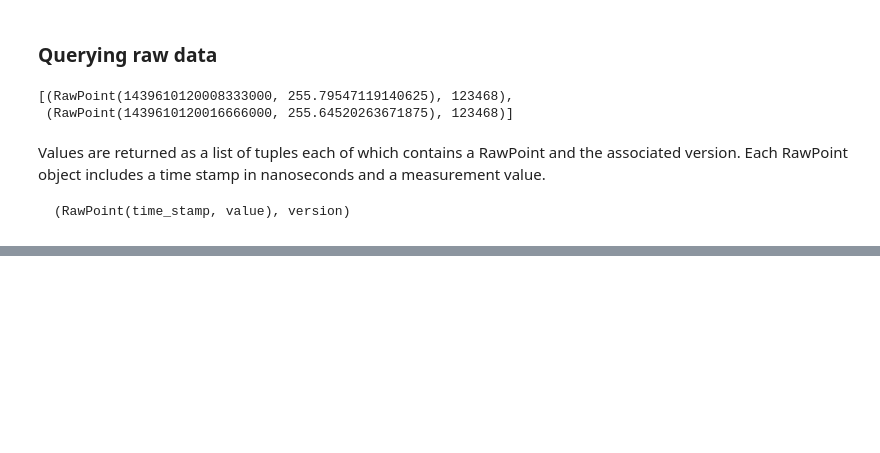
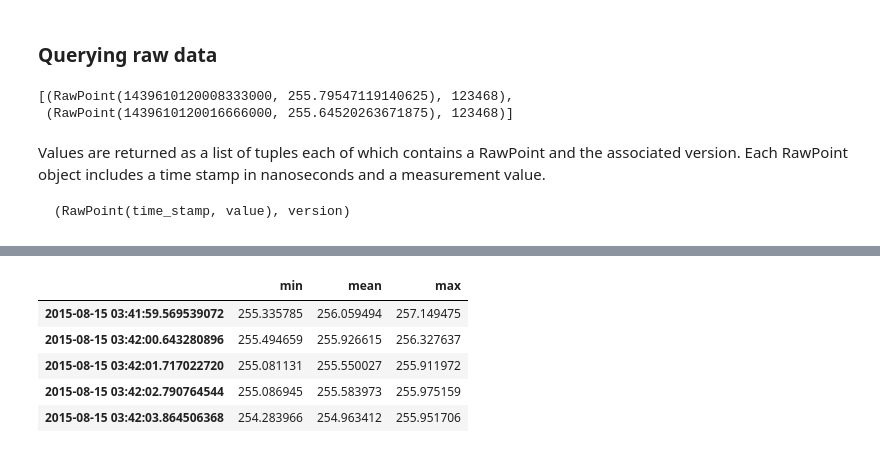
Before and after one commit to PingThingsIO/ni4ai-notebooks, a Jupyter notebook: analytics/Exploring Sunshine Data.ipynb, the cells around one changed output, grey strips where cells are left out. Cells and saved outputs as stored; diff of their text form; code cells hidden in the pictures; blank space fills up the shorter version.

```diff
--- a/analytics/Exploring Sunshine Data.ipynb
+++ b/analytics/Exploring Sunshine Data.ipynb
@@ -97,0 +117,14 @@ plt.show()
+# %%
+sps_time, sps_min, sps_mean, sps_max, sps_count, sps_stddev = zip(*statpoints)
+df = pd.DataFrame(zip(sps_min, sps_mean, sps_max),
+                  columns=['min', 'mean', 'max'],
+                  index=sps_time)
+df.index = pd.to_datetime(df.index)
+df.head()
+# %% [output]
+|  | min | mean | max |
+| 2015-08-15 03:41:59.569539072 | 255.335785 | 256.059494 | 257.149475 |
+| 2015-08-15 03:42:00.643280896 | 255.494659 | 255.926615 | 256.327637 |
+| 2015-08-15 03:42:01.717022720 | 255.081131 | 255.550027 | 255.911972 |
+| 2015-08-15 03:42:02.790764544 | 255.086945 | 255.583973 | 255.975159 |
+| 2015-08-15 03:42:03.864506368 | 254.283966 | 254.963412 | 255.951706 |
```
Also changed, not shown: parts of 13 cells of this notebook, 1 other file.
